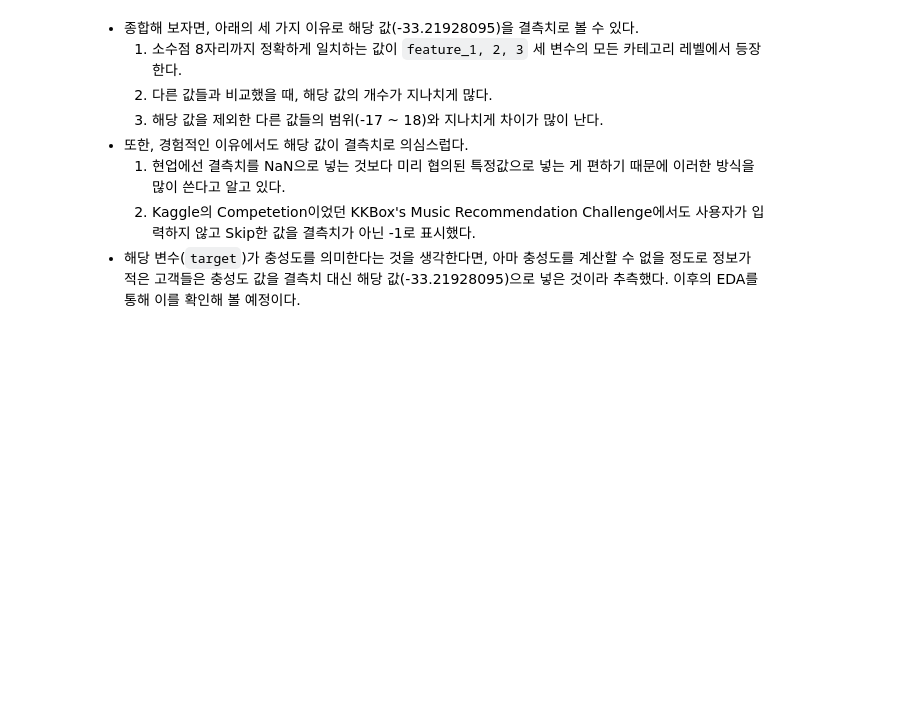
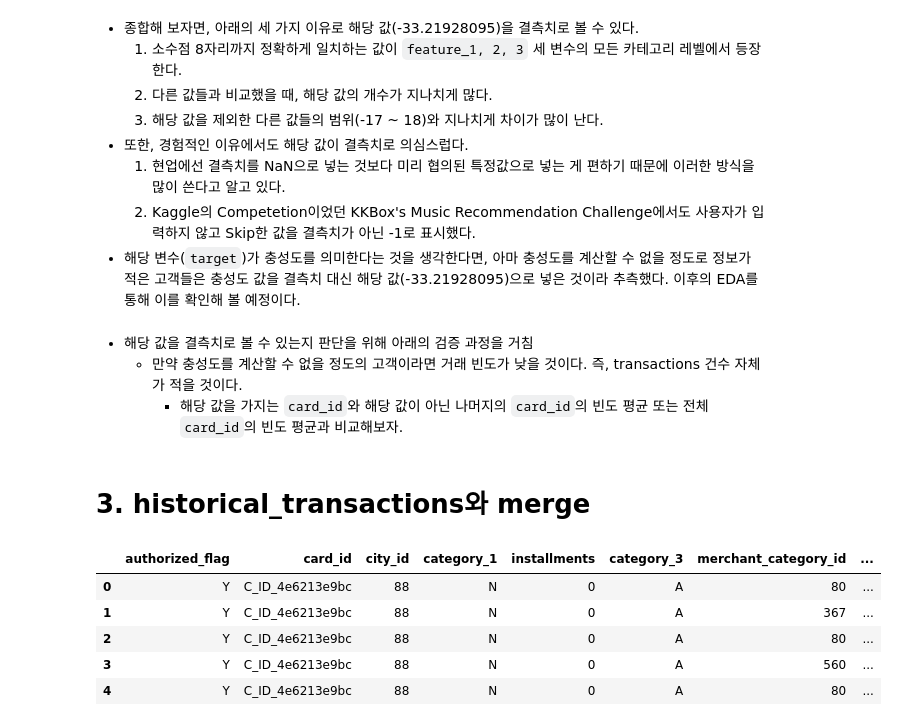
Before and after one commit to ka-to-top/Kaggle_Elo, a Jupyter notebook: Code/[Kaggle_Elo]EDA for Train(Philip).ipynb, the cells around one changed output. Saved outputs shown, nothing was run; the diff lists cells and outputs as text; code cells hidden in the pictures; blank space fills up the shorter version.

```diff
--- a/Code/[Kaggle_Elo]EDA for Train(Philip).ipynb
+++ b/Code/[Kaggle_Elo]EDA for Train(Philip).ipynb
@@ -97,3 +189,20 @@ print(train[train['target'] > -33.21928095].sort_values('target').head())
     1. 현업에선 결측치를 NaN으로 넣는 것보다 미리 협의된 특정값으로 넣는 게 편하기 때문에 이러한 방식을 많이 쓴다고 알고 있다.
     2. Kaggle의 Competetion이었던 KKBox's Music Recommendation Challenge에서도 사용자가 입력하지 않고 Skip한 값을 결측치가 아닌 -1로 표시했다.
 - 해당 변수(`target`)가 충성도를 의미한다는 것을 생각한다면, 아마 충성도를 계산할 수 없을 정도로 정보가 적은 고객들은 충성도 값을 결측치 대신 해당 값(-33.21928095)으로 넣은 것이라 추측했다. 이후의 EDA를 통해 이를 확인해 볼 예정이다.
+# %% [markdown]
+- 해당 값을 결측치로 볼 수 있는지 판단을 위해 아래의 검증 과정을 거침
+    - 만약 충성도를 계산할 수 없을 정도의 고객이라면 거래 빈도가 낮을 것이다. 즉, transactions 건수 자체가 적을 것이다.
+        - 해당 값을 가지는 `card_id`와 해당 값이 아닌 나머지의 `card_id`의 빈도 평균 또는 전체 `card_id`의 빈도 평균과 비교해보자.
+# %% [markdown]
+# 3. historical_transactions와 merge
+# %%
+trans = pd.read_csv('../input/historical_transactions.csv')
+# %%
+trans.head()
+# %% [output]
+|  | authorized_flag | card_id | city_id | category_1 | installments | category_3 | merchant_category_id | ... |
+| 0 | Y | C_ID_4e6213e9bc | 88 | N | 0 | A | 80 | ... |
+| 1 | Y | C_ID_4e6213e9bc | 88 | N | 0 | A | 367 | ... |
+| 2 | Y | C_ID_4e6213e9bc | 88 | N | 0 | A | 80 | ... |
+| 3 | Y | C_ID_4e6213e9bc | 88 | N | 0 | A | 560 | ... |
+| 4 | Y | C_ID_4e6213e9bc | 88 | N | 0 | A | 80 | ... |
```
Also changed, not shown: parts of 18 cells of this notebook.
